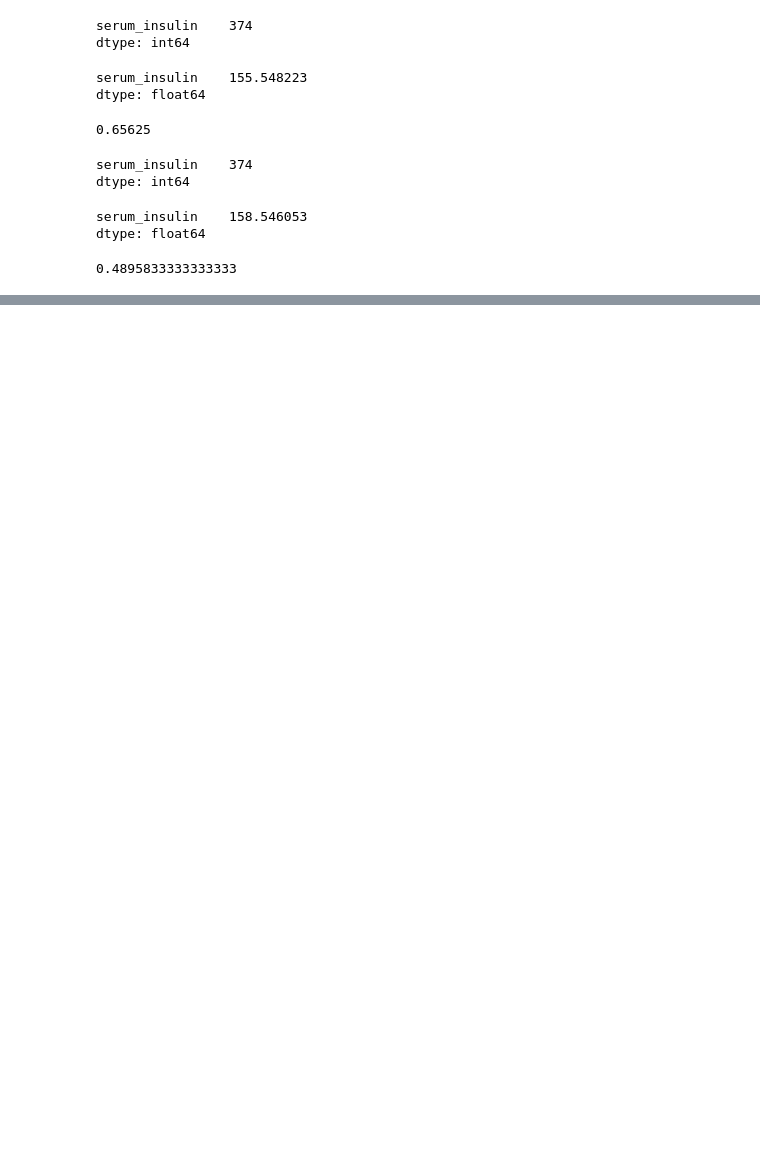
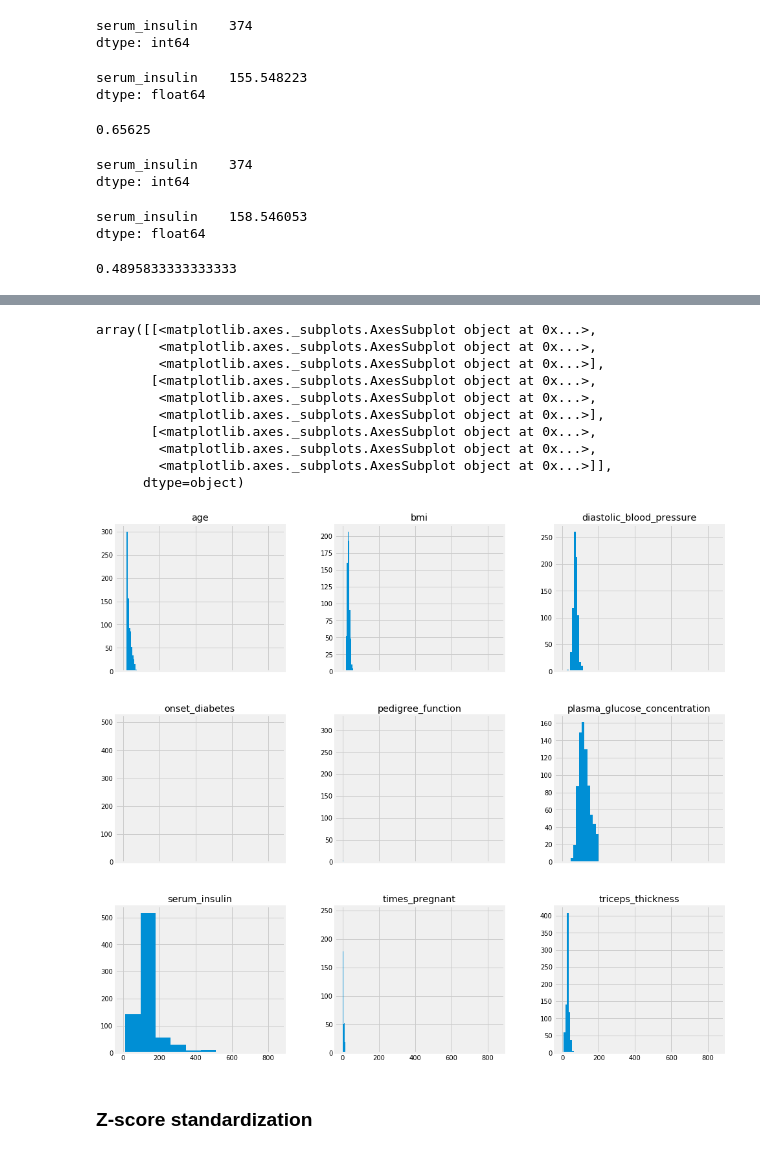
Before and after one commit to yungshun317/feature-improvement, a Jupyter notebook: pima_indians_diabetes_database.ipynb, the cells around one changed output, grey strips where cells are left out. Drawn from its saved outputs; the diff is of its cells as text; code cells hidden in the pictures; blank space fills up the shorter version.

```diff
--- a/pima_indians_diabetes_database.ipynb
+++ b/pima_indians_diabetes_database.ipynb
@@ -425,0 +509,17 @@ knn.score(X_test, y_test)
+# %%
+pima_imputed_mean.hist(figsize=(15, 15), sharex=True)
+# With the same x axis (the y axis is not as important here)
+# %% [output]
+array([[<matplotlib.axes._subplots.AxesSubplot object at 0x...>,
+        <matplotlib.axes._subplots.AxesSubplot object at 0x...>,
+        <matplotlib.axes._subplots.AxesSubplot object at 0x...>],
+       [<matplotlib.axes._subplots.AxesSubplot object at 0x...>,
+        <matplotlib.axes._subplots.AxesSubplot object at 0x...>,
+        <matplotlib.axes._subplots.AxesSubplot object at 0x...>],
+       [<matplotlib.axes._subplots.AxesSubplot object at 0x...>,
+        <matplotlib.axes._subplots.AxesSubplot object at 0x...>,
+        <matplotlib.axes._subplots.AxesSubplot object at 0x...>]],
+      dtype=object)
+[figure, added]
+# %% [markdown]
+### Z-score standardization
```
Also changed, not shown: parts of 39 cells of this notebook.
